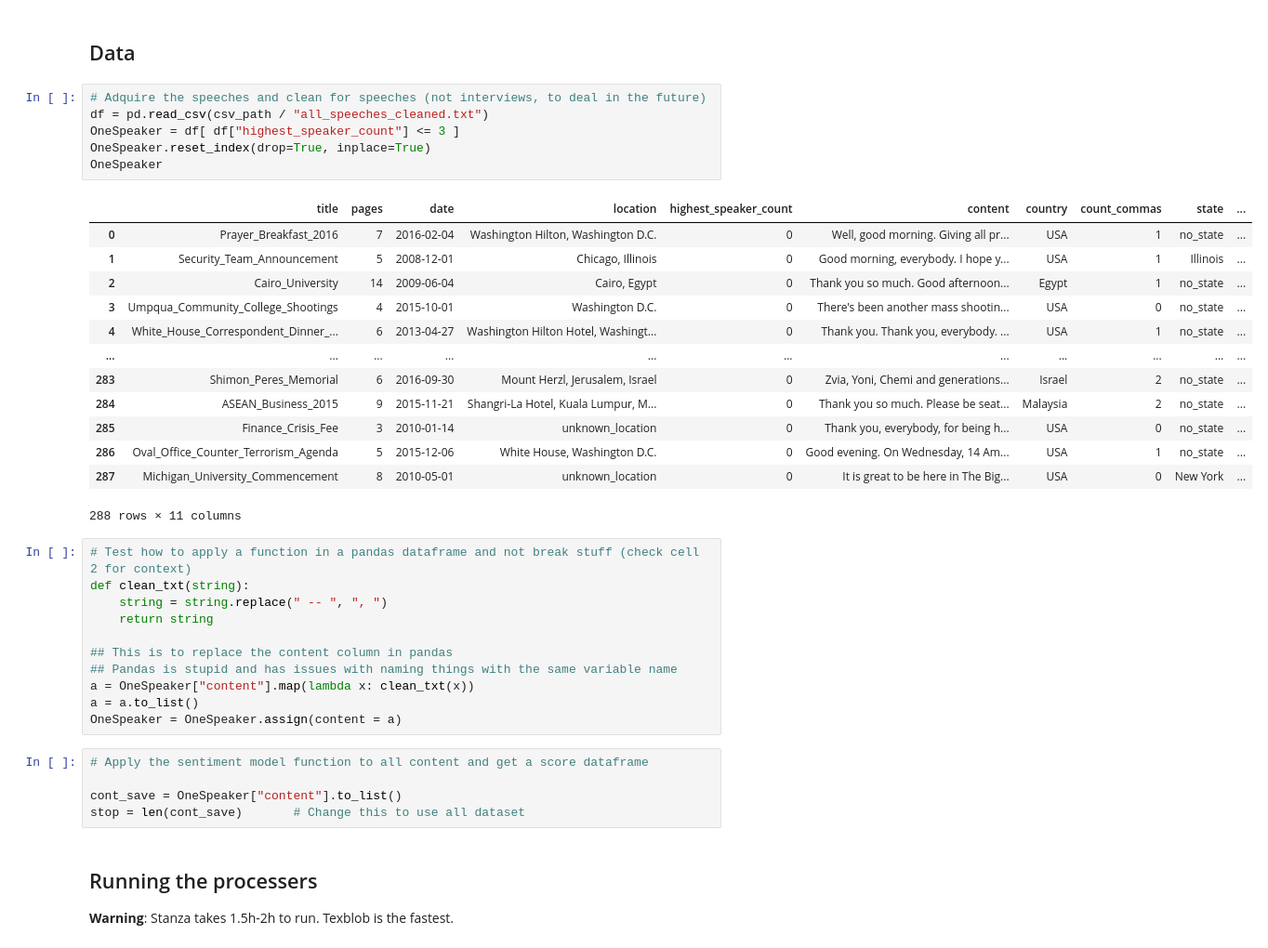
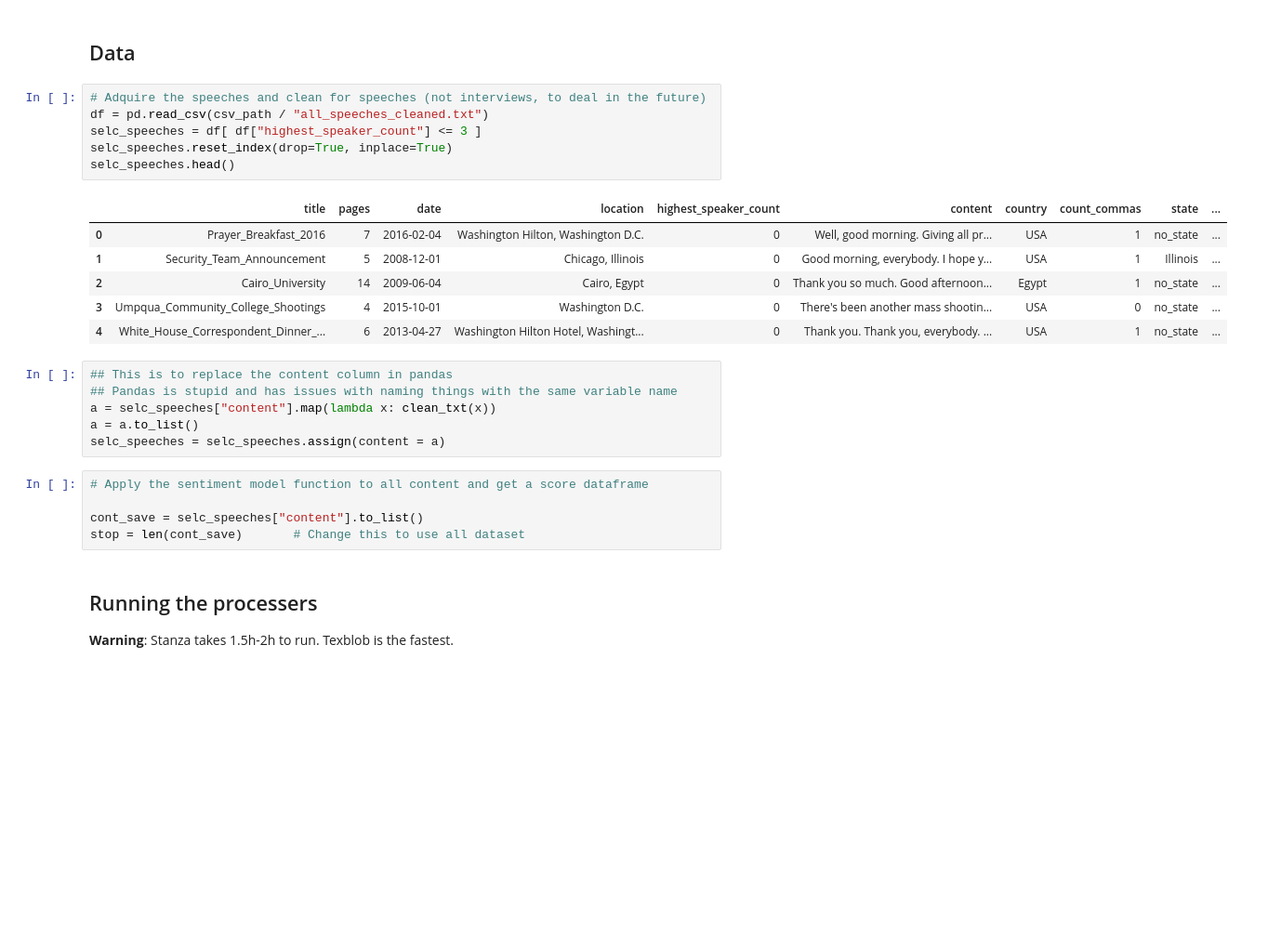
Before and after one commit to jfsalcedo10/mda-kuwait, a Jupyter notebook: sentiment_analysis/SentimentAnalysis.ipynb, the cells around one changed output. Shown at 93% size. Cells and saved outputs as stored; diff of their text form; blank space fills up the shorter version.

Commit message:
src add sentiment_analysis core functions and edited basic notebook

```diff
--- a/sentiment_analysis/SentimentAnalysis.ipynb
+++ b/sentiment_analysis/SentimentAnalysis.ipynb
@@ -111,38 +44,26 @@ def tbsubj_fn (string, j, max_j):
 # %%
 # Adquire the speeches and clean for speeches (not interviews, to deal in the future)
 df = pd.read_csv(csv_path / "all_speeches_cleaned.txt")
-OneSpeaker = df[ df["highest_speaker_count"] <= 3 ]
-OneSpeaker.reset_index(drop=True, inplace=True)
-OneSpeaker
+selc_speeches = df[ df["highest_speaker_count"] <= 3 ]
+selc_speeches.reset_index(drop=True, inplace=True)
+selc_speeches.head()
 # %% [output]
 |  | title | pages | date | location | highest_speaker_count | content | country | count_commas | state | ... |
 | 0 | Prayer_Breakfast_2016 | 7 | 2016-02-04 | Washington Hilton, Washington D.C. | 0 | Well, good morning. Giving all pr... | USA | 1 | no_state | ... |
 | 1 | Security_Team_Announcement | 5 | 2008-12-01 | Chicago, Illinois | 0 | Good morning, everybody. I hope y... | USA | 1 | Illinois | ... |
 | 2 | Cairo_University | 14 | 2009-06-04 | Cairo, Egypt | 0 | Thank you so much. Good afternoon... | Egypt | 1 | no_state | ... |
 | 3 | Umpqua_Community_College_Shootings | 4 | 2015-10-01 | Washington D.C. | 0 | There's been another mass shootin... | USA | 0 | no_state | ... |
 | 4 | White_House_Correspondent_Dinner_... | 6 | 2013-04-27 | Washington Hilton Hotel, Washingt... | 0 | Thank you. Thank you, everybody. ... | USA | 1 | no_state | ... |
-| ... | ... | ... | ... | ... | ... | ... | ... | ... | ... | ... |
-| 283 | Shimon_Peres_Memorial | 6 | 2016-09-30 | Mount Herzl, Jerusalem, Israel | 0 | Zvia, Yoni, Chemi and generations... | Israel | 2 | no_state | ... |
-| 284 | ASEAN_Business_2015 | 9 | 2015-11-21 | Shangri-La Hotel, Kuala Lumpur, M... | 0 | Thank you so much. Please be seat... | Malaysia | 2 | no_state | ... |
-| 285 | Finance_Crisis_Fee | 3 | 2010-01-14 | unknown_location | 0 | Thank you, everybody, for being h... | USA | 0 | no_state | ... |
-| 286 | Oval_Office_Counter_Terrorism_Agenda | 5 | 2015-12-06 | White House, Washington D.C. | 0 | Good evening. On Wednesday, 14 Am... | USA | 1 | no_state | ... |
-| 287 | Michigan_University_Commencement | 8 | 2010-05-01 | unknown_location | 0 | It is great to be here in The Big... | USA | 0 | New York | ... |
-288 rows × 11 columns
 # %%
-# Test how to apply a function in a pandas dataframe and not break stuff (check cell 2 for context)
-def clean_txt(string):
-    string = string.replace(" -- ", ", ")
-    return string
-
 ## This is to replace the content column in pandas
 ## Pandas is stupid and has issues with naming things with the same variable name
-a = OneSpeaker["content"].map(lambda x: clean_txt(x))
+a = selc_speeches["content"].map(lambda x: clean_txt(x))
 a = a.to_list()
-OneSpeaker = OneSpeaker.assign(content = a)
+selc_speeches = selc_speeches.assign(content = a)
 # %%
 # Apply the sentiment model function to all content and get a score dataframe
 
-cont_save = OneSpeaker["content"].to_list()
+cont_save = selc_speeches["content"].to_list()
 stop = len(cont_save)       # Change this to use all dataset
 # %% [markdown]
 ## Running the processers
```
Also changed, not shown: parts of 8 cells of this notebook, 2 other files.
